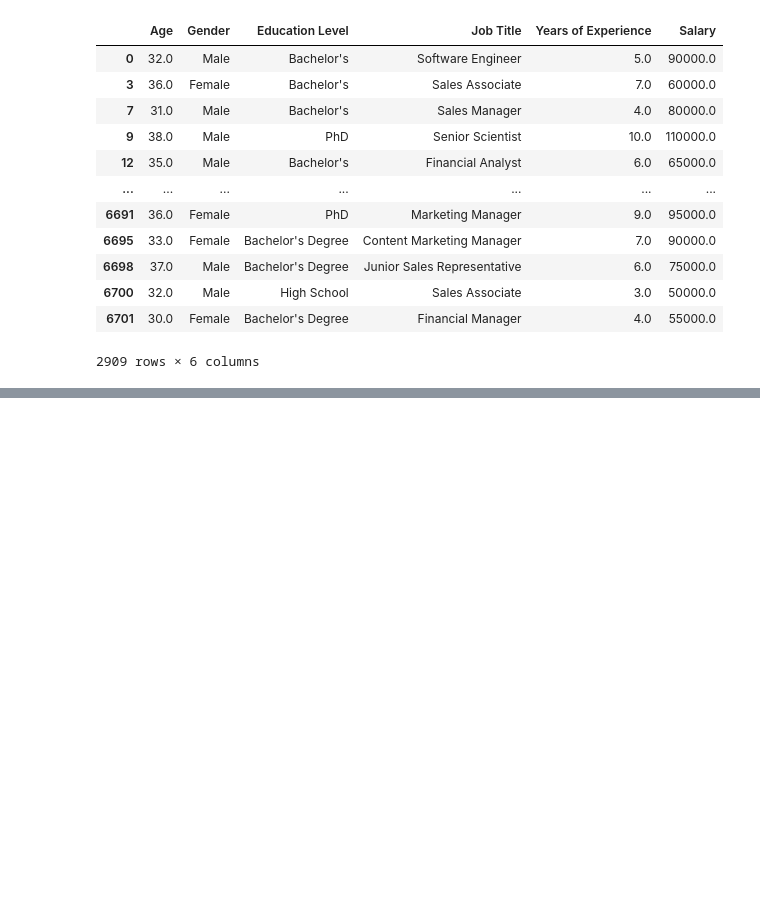
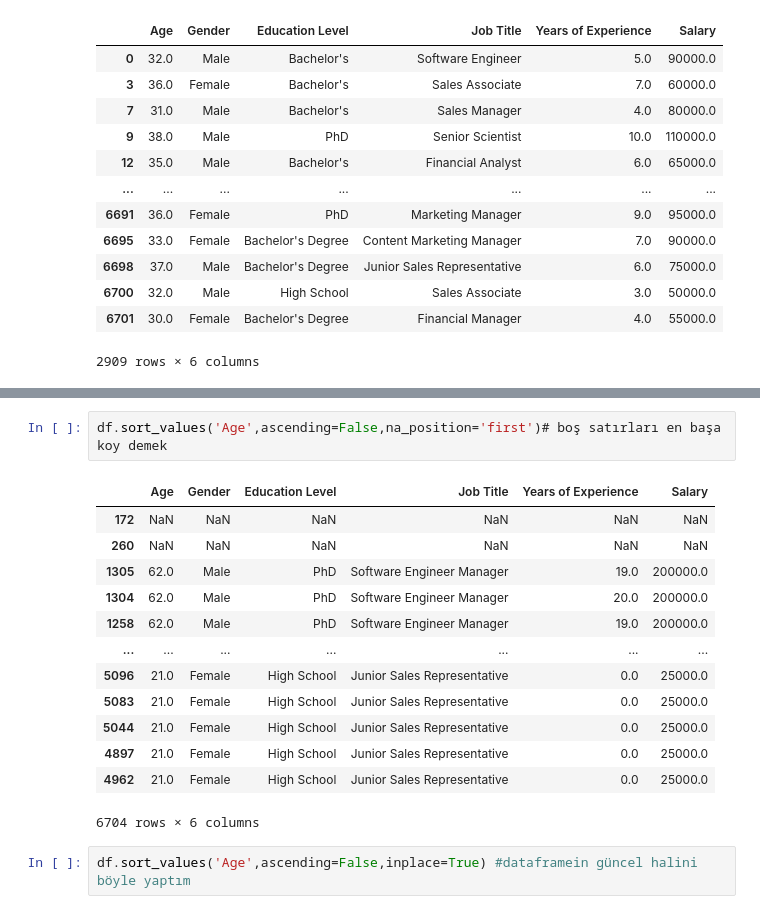
Before and after one commit to aysenuradnrr/Veri-Analizi-E-itimi, a Jupyter notebook: Untitled.ipynb, the cells around one changed output, grey strips where cells are left out. Drawn from its saved outputs; the diff is of its cells as text; blank space fills up the shorter version.

```diff
--- a/Untitled.ipynb
+++ b/Untitled.ipynb
@@ -296,0 +345,18 @@ df[ (df['Age'] >=30) & (df['Age'] <=40) ]
+# %%
+df.sort_values('Age',ascending=False,na_position='first')# boş satırları en başa koy demek
+# %% [output]
+|  | Age | Gender | Education Level | Job Title | Years of Experience | Salary |
+| 172 | NaN | NaN | NaN | NaN | NaN | NaN |
+| 260 | NaN | NaN | NaN | NaN | NaN | NaN |
+| 1305 | 62.0 | Male | PhD | Software Engineer Manager | 19.0 | 200000.0 |
+| 1304 | 62.0 | Male | PhD | Software Engineer Manager | 20.0 | 200000.0 |
+| 1258 | 62.0 | Male | PhD | Software Engineer Manager | 19.0 | 200000.0 |
+| ... | ... | ... | ... | ... | ... | ... |
+| 5096 | 21.0 | Female | High School | Junior Sales Representative | 0.0 | 25000.0 |
+| 5083 | 21.0 | Female | High School | Junior Sales Representative | 0.0 | 25000.0 |
+| 5044 | 21.0 | Female | High School | Junior Sales Representative | 0.0 | 25000.0 |
+| 4897 | 21.0 | Female | High School | Junior Sales Representative | 0.0 | 25000.0 |
+| 4962 | 21.0 | Female | High School | Junior Sales Representative | 0.0 | 25000.0 |
+6704 rows × 6 columns
+# %%
+df.sort_values('Age',ascending=False,inplace=True) #dataframein güncel halini böyle yaptım
```
Also changed, not shown: parts of 16 cells of this notebook.
